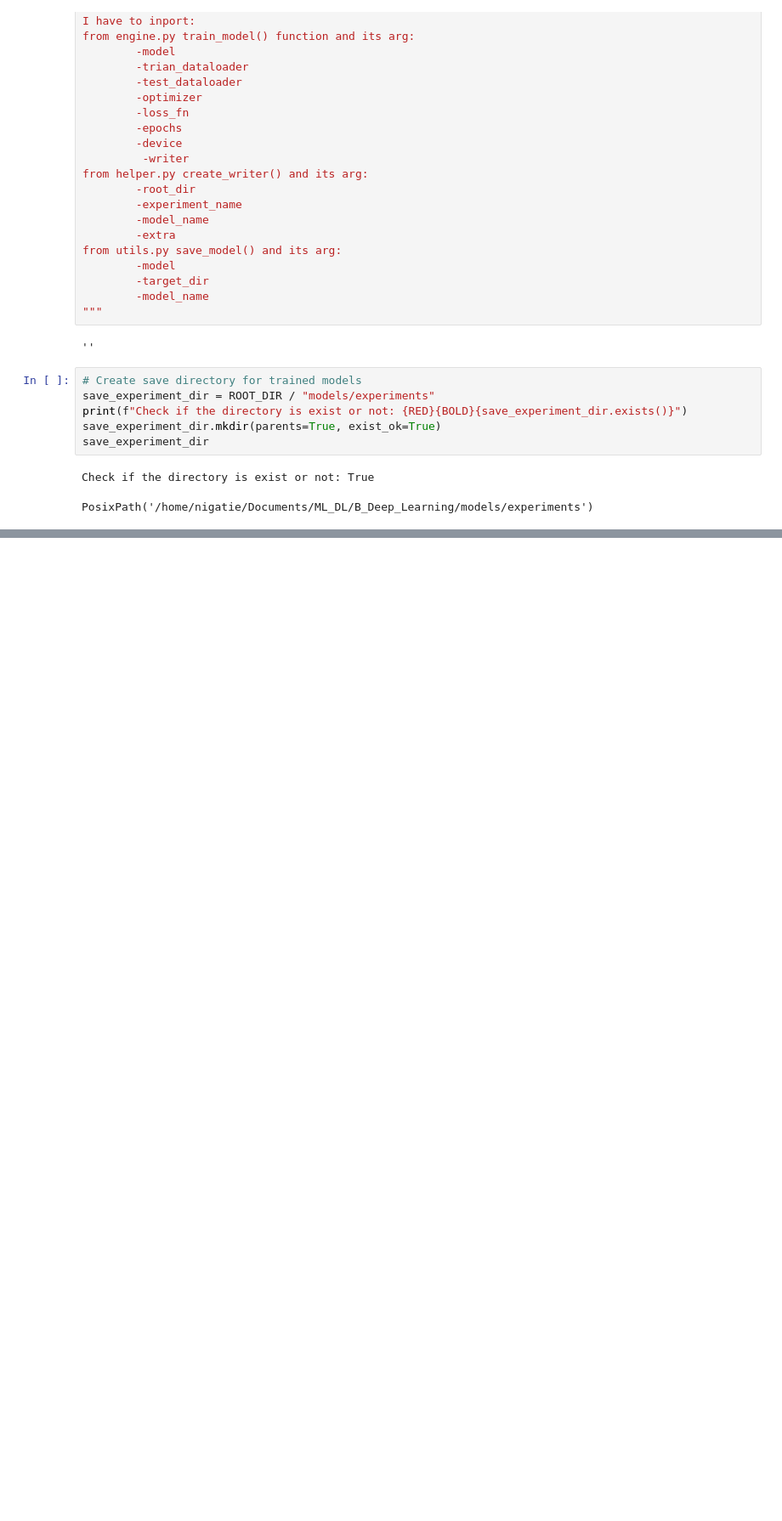
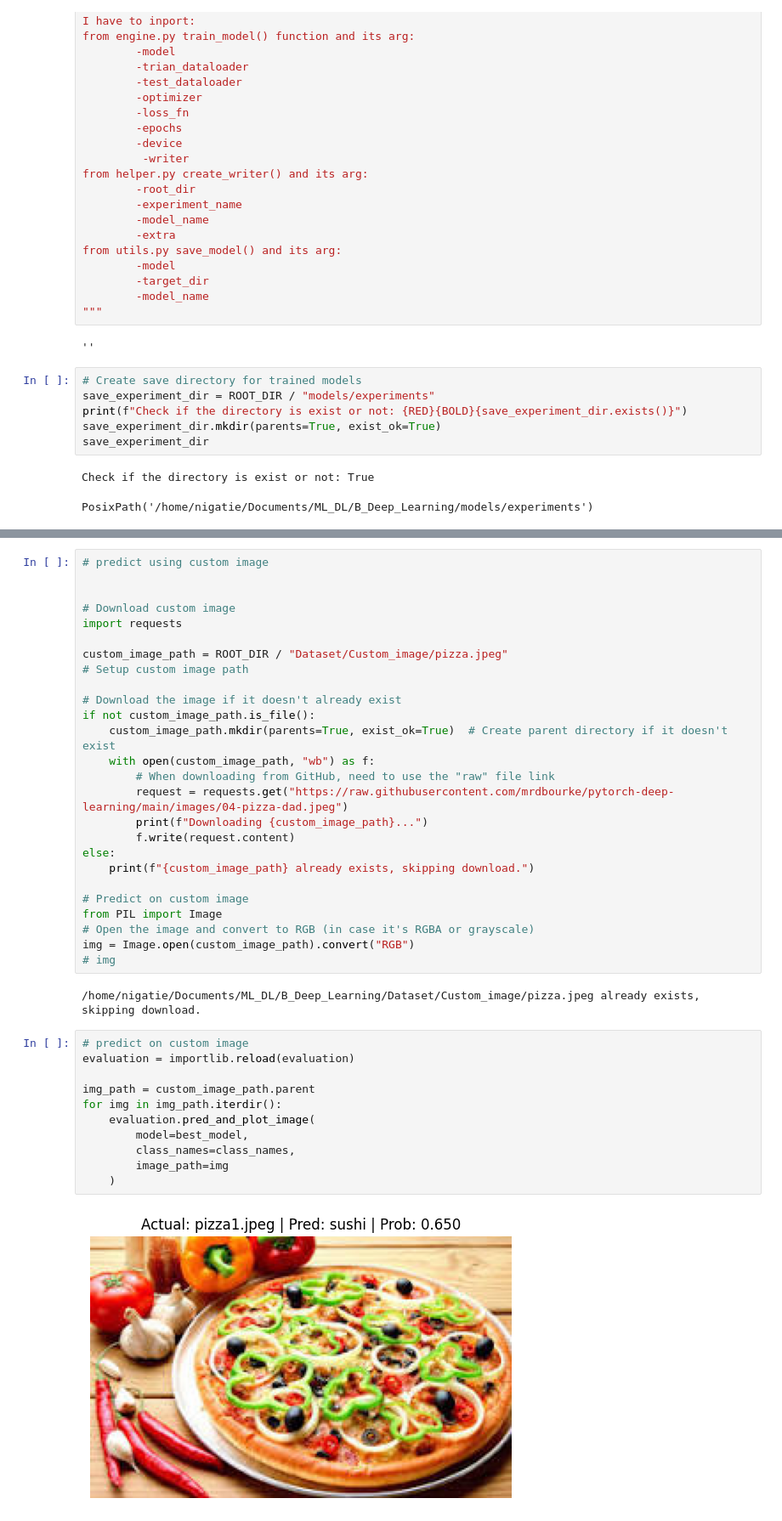
Before and after one commit to Nigatie-Sahlie/Deep_learning, a Jupyter notebook: M04_Experiment_Tracker/main.ipynb, the cells around one changed output, grey strips where cells are left out. Shown at 85% size. Cells and saved outputs as stored; diff of their text form; blank space fills up the shorter version.

Commit message:
The best model

```diff
--- a/M04_Experiment_Tracker/main.ipynb
+++ b/M04_Experiment_Tracker/main.ipynb
@@ -529,0 +568,41 @@ Epoch: 1 | train_loss: 1.1247 | train_accu: 0.4023 | test_loss: 1.1076 | test_ac
+# %%
+# predict using custom image
+
+
+# Download custom image
+import requests
+
+custom_image_path = ROOT_DIR / "Dataset/Custom_image/pizza.jpeg"
+# Setup custom image path
+
+# Download the image if it doesn't already exist
+if not custom_image_path.is_file():
+    custom_image_path.mkdir(parents=True, exist_ok=True)  # Create parent directory if it doesn't exist
+    with open(custom_image_path, "wb") as f:
+        # When downloading from GitHub, need to use the "raw" file link
+        request = requests.get("https://raw.githubusercontent.com/mrdbourke/pytorch-deep-learning/main/images/04-pizza-dad.jpeg")
+        print(f"Downloading {custom_image_path}...")
+        f.write(request.content)
+else:
+    print(f"{custom_image_path} already exists, skipping download.")
+
+# Predict on custom image
+from PIL import Image
+# Open the image and convert to RGB (in case it's RGBA or grayscale)
+img = Image.open(custom_image_path).convert("RGB")
+# img
+# %% [output]
+/home/nigatie/Documents/ML_DL/B_Deep_Learning/Dataset/Custom_image/pizza.jpeg already exists, skipping download.
+# %%
+# predict on custom image
+evaluation = importlib.reload(evaluation)
+
+img_path = custom_image_path.parent
+for img in img_path.iterdir():
+    evaluation.pred_and_plot_image(
+        model=best_model,
+        class_names=class_names,
+        image_path=img
+    )
+# %% [output]
+[figure, added]
```
Also changed, not shown: parts of 8 cells of this notebook, 1 other file.
